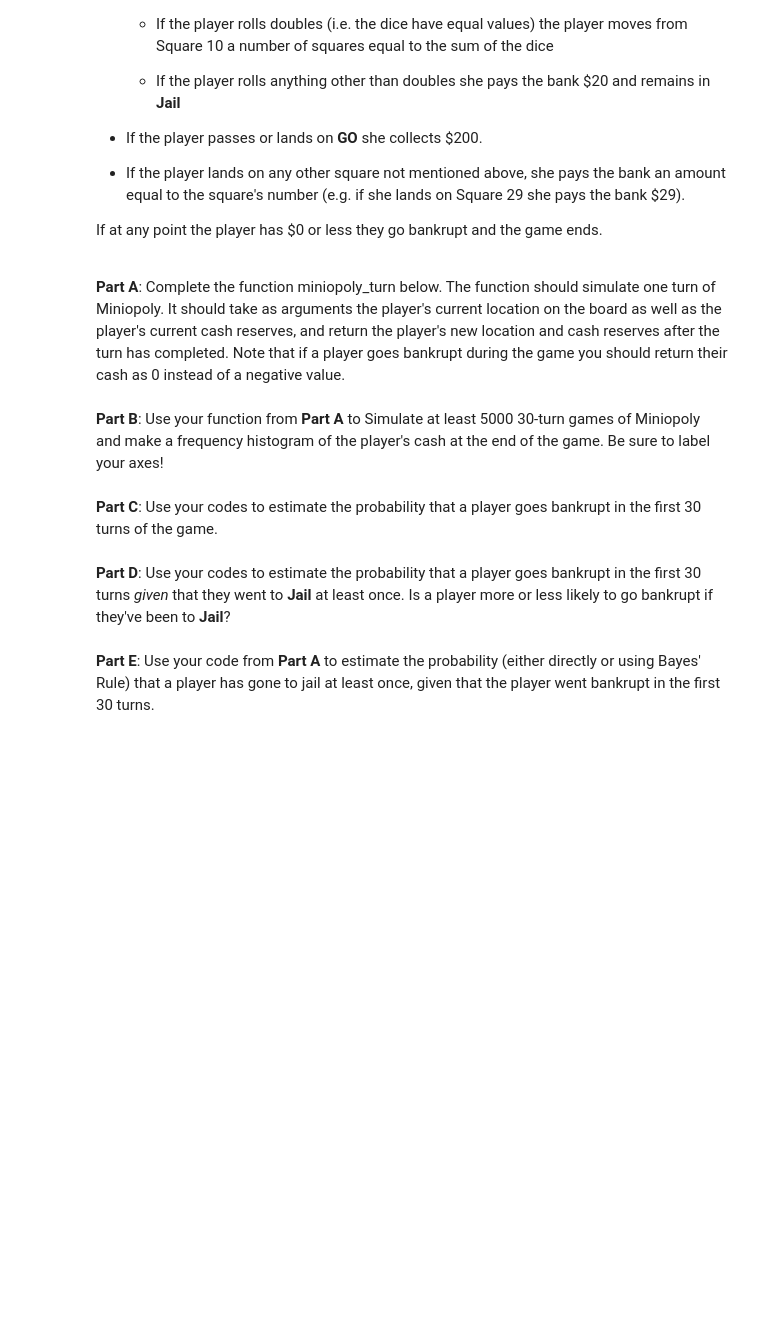
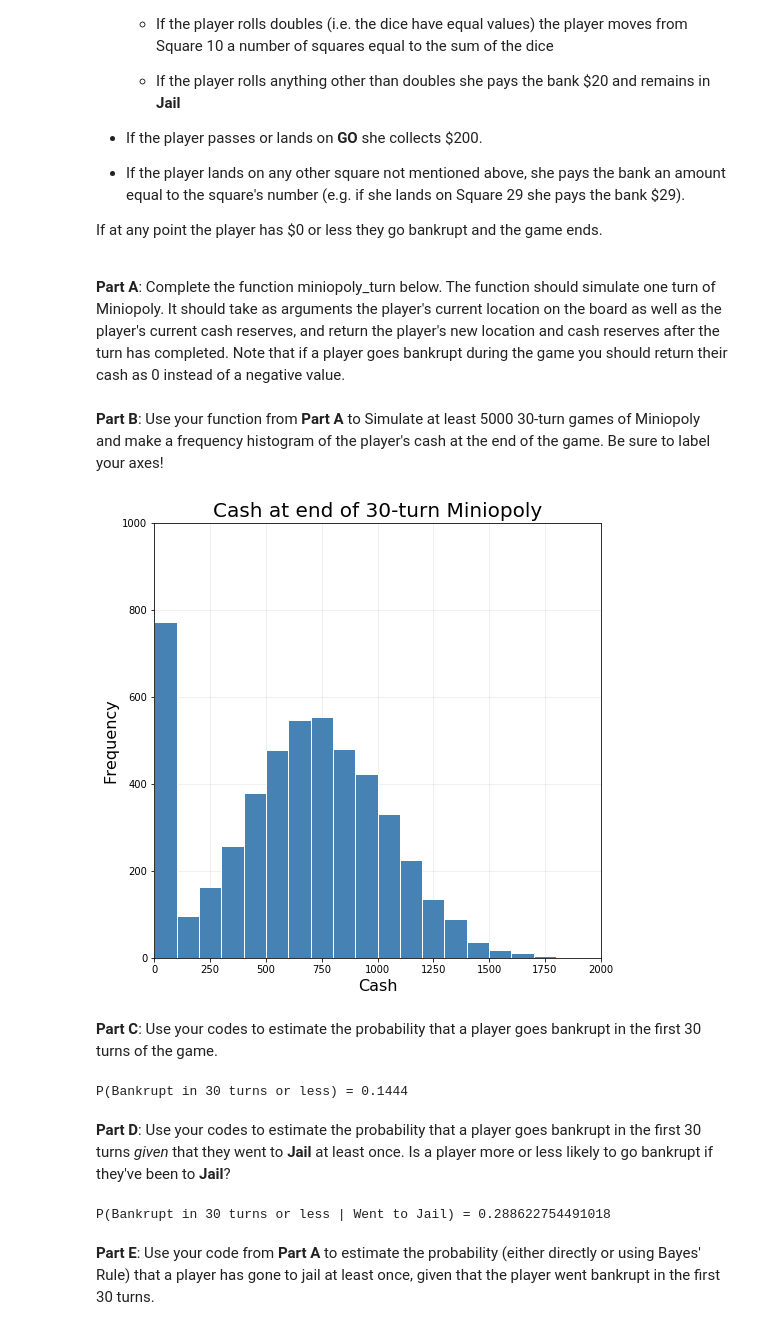
Before and after one commit to tannerbobak/csci3022, a Jupyter notebook: hmwk02_Bobak_Tanner.ipynb, the cells around one changed output. Drawn from its saved outputs; the diff is of its cells as text; code cells hidden in the pictures; blank space fills up the shorter version.

```diff
--- a/hmwk02_Bobak_Tanner.ipynb
+++ b/hmwk02_Bobak_Tanner.ipynb
@@ -79,3 +279,10 @@ Work the following problems by hand unless otherwise stated (but don't be afraid
 But, if you roll $n$ times in a row and get only 1, 2, 3 or 4, you would have a stronger belief that you in fact grabbed one of the Four-sided dice.  Let $E_n$ be the event that you roll $n$ rolls of 1, 2, 3 or 4 in a row.  For example, one outcome in $E_3$ is the sequence 2, 3, 1.
 
 Given that you roll a single value of 1, 2, 3 or 4, what is the probability that you have grabbed a Four-sided die?  That is, calculate **by hand** $P(F \mid E_1)$.
+# %%
+# Bayes' Thm
+pE1GivenF = 1 # Given that you have a 4-sided die, you definitely rolled between 1 and 4
+pF = four/total
+pE1 = (four/total)*1 + (six/total)*(4/6) + (twenty/total)*(4/20)
+pFGivenE1 = (pE1GivenF * pF)/pE1
+print("Probability of Four-Sided Given something less than or equal to 4 is Rolled Once: {0:0.4f}".format(pFGivenE1))
@@ -90,2 +317,6 @@ Verify that your function is performing as expected by checking your answer to *
 # %% [markdown]
 **Part F:**  What is the smallest value of $n$ successive rolls of 1, 2, 3 or 4 that would make you believe that there's a better-than-95% chance that the die you grabbed is Four-sided?  Plugging larger and larger values for $n$ into your `prob_four` function is a very reasonable way to check this.
+# %%
+for n in range(0, 10):
+    print("Probability of Four-Sided Given something less than or " + \
+      "equal to 4 is Rolled {0:1.0f} time(s): {1:0.4f}".format(n+1, prob_four(n)))
@@ -108,3 +352,7 @@ Here are some rules governing their movements throughout the fair city of Boulde
 <img src="http://www.cs.colorado.edu/~tonyewong/home/resources/chris_and_dan_statespace.png" style="width: 300px;"/>
 # %% [markdown]
 **Part A**: Compute (by hand) the probability that Dan ends up at the the Library ($L$) after first visiting one other location, after he is initially at the Engineering Center ($E$).
+# %%
+total = 13 # possible combos for 2 moves
+library = 2
+print("Probability of Ending up at the Library: {0:0.4f}".format(library/total))
@@ -168,8 +549,53 @@ def miniopoly_turn(state, cash):
 # %% [markdown]
 **Part B**: Use your function from **Part A** to Simulate at least 5000 30-turn games of Miniopoly and make a frequency histogram of the player's cash at the end of the game. Be sure to label your axes!
+# %%
+nSims = 5000
+cash_arr = np.zeros(nSims)
+jail_arr = np.zeros(nSims)
+
+for n in range(0,nSims):
+    state = 1
+    cash = 200
+    for turn in range(0, 30):
+        state, cash = miniopoly_turn(state, cash)
+    cash_arr[n] = cash
+    if state == 30: jail_arr[n] = 1
+
+df_dic = {'cash': cash_arr, 'jail': jail_arr}
+df = pd.DataFrame(df_dic)
+fig, axes = plt.subplots(figsize=(8,8))
+
+my_bins = range(0,2000,100)
+
+df.hist(column="cash", ax=axes, facecolor="steelblue", edgecolor="white", bins=my_bins)
+
+# Add titles and labels
+axes.set_title("Cash at end of 30-turn Miniopoly", fontsize=20)
+axes.set_xlabel("Cash", fontsize=16)
+axes.set_ylabel("Frequency", fontsize=16)
+
+# Make grid lighter and set behind data
+axes.grid(alpha=0.25)
+axes.set_axisbelow(True)
+
+# Set x and y axis limits
+axes.set_xlim([0,2000])
+axes.set_ylim([0,1000]);
+# %% [output]
+[figure, added]
 # %% [markdown]
 **Part C**: Use your codes to estimate the probability that a player goes bankrupt in the first 30 turns of the game.
+# %%
+print("P(Bankrupt in 30 turns or less) = {}".format(len(df[df["cash"] == 0])/nSims))
+# %% [output]
+P(Bankrupt in 30 turns or less) = 0.1444
 # %% [markdown]
 **Part D**: Use your codes to estimate the probability that a player goes bankrupt in the first 30 turns _given_ that they went to **Jail** at least once.  Is a player more or less likely to go bankrupt if they've been to **Jail**?
+# %%
+broke_n_booked = len(df.loc[(df["jail"] == 1) & (df["cash"] == 0)])
+just_booked = len(df.loc[df["jail"] == 1])
+print("P(Bankrupt in 30 turns or less | Went to Jail) = {}".format(broke_n_booked/just_booked))
+# %% [output]
+P(Bankrupt in 30 turns or less | Went to Jail) = 0.288622754491018
 # %% [markdown]
 **Part E**: Use your code from **Part A** to estimate the probability (either directly or using Bayes' Rule) that a player has gone to jail at least once, given that the player went bankrupt in the first 30 turns.
```
Also changed, not shown: parts of 24 cells of this notebook, 9 other files.
